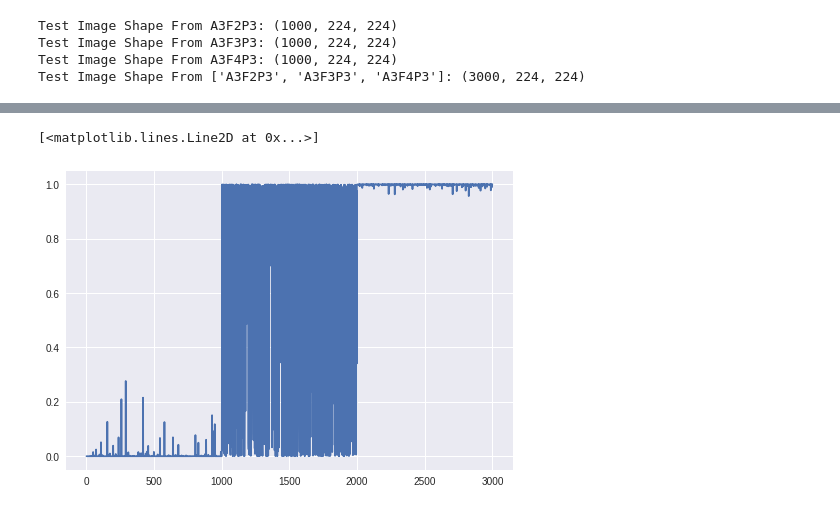
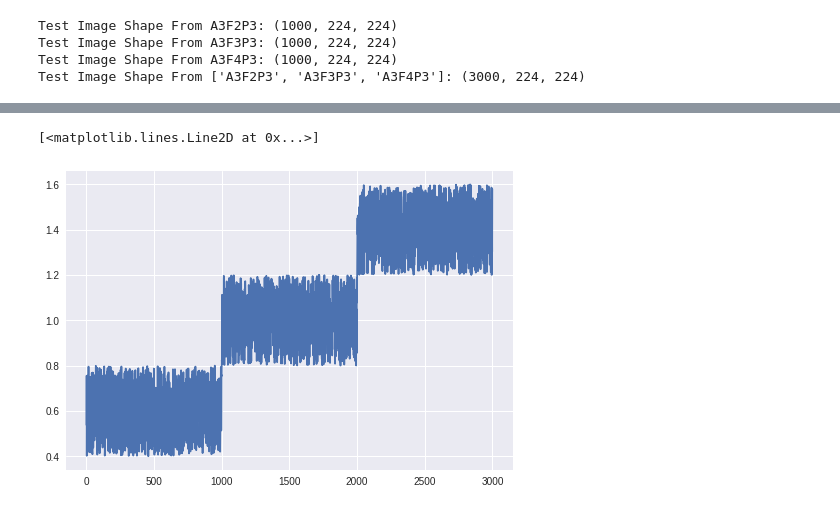
Before and after one commit to Joovvhan/Master-Thesis, a Jupyter notebook: src/Prediction_Test_ResNet50_A3F1P3_vs_A3F5P3.ipynb, the cells around one changed output, grey strips where cells are left out. Drawn from its saved outputs; the diff is of its cells as text; code cells hidden in the pictures.

Commit message:
Provisionally labeled X_ticks for prediction

```diff
--- a/src/Prediction_Test_ResNet50_A3F1P3_vs_A3F5P3.ipynb
+++ b/src/Prediction_Test_ResNet50_A3F1P3_vs_A3F5P3.ipynb
@@ -112,3 +114,13 @@ testImgsNorm = testImgsNorm.reshape(list(testImgsNorm.shape) + [1])
 X_test = np.stack([testImgsNorm[:, :, :, 0], testImgsNorm[:, :, :, 0], testImgsNorm[:, :, :, 0]], axis = -1)
 # %%
 Y_pred = model.predict(X_test)
+# %%
+X_ticks = np.zeros(len(Y_pred))
+
+for i in range(len(X_ticks)):
+    X_ticks[i] = float(filesTest[i].split('/')[-1].split('_')[1][1:-1])
+
+
+plt.plot(X_ticks, Y_pred[:, 1], '.', )
+
+# Need to match file name with x axis
@@ -115,5 +146,5 @@ Y_pred = model.predict(X_test)
 # %%
-plt.plot(Y_pred[:, 1])
+plt.plot(X_ticks)
 # %% [output]
 [<matplotlib.lines.Line2D at 0x...>]
-[figure, old version]
+[figure, new version]
```
Also changed, not shown: parts of 4 cells of this notebook.
